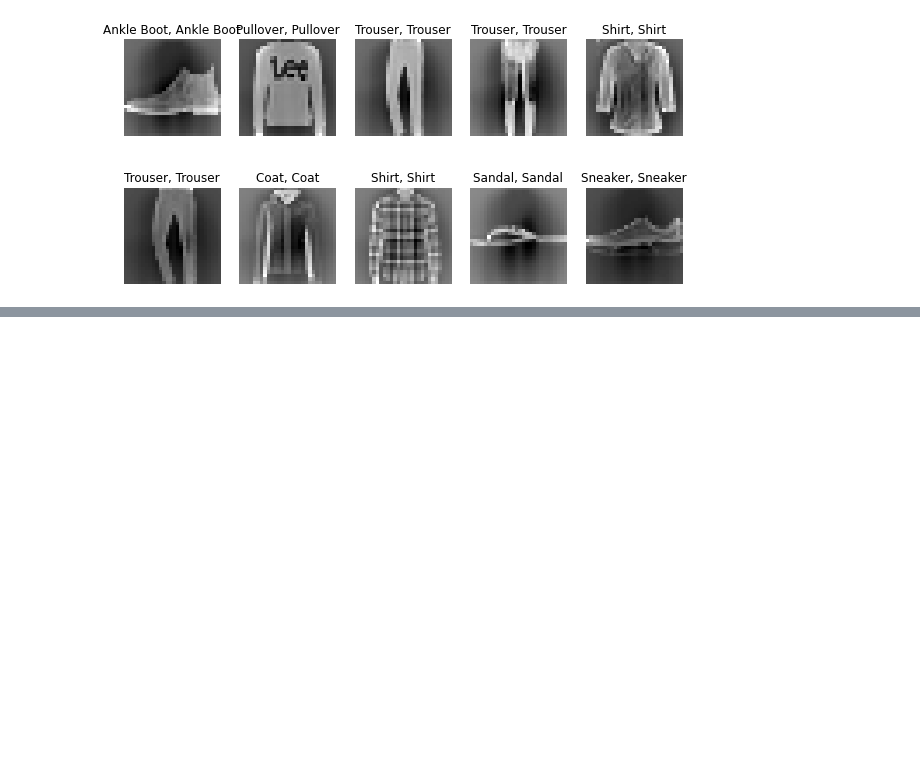
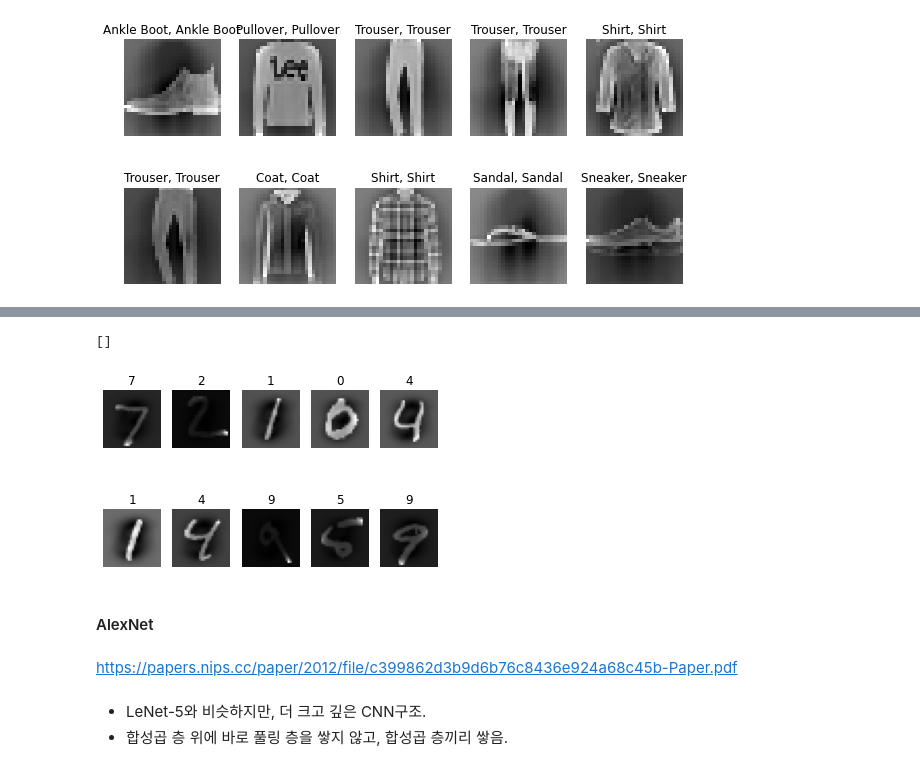
Before and after one commit to lijm1358/ml_practice, a Jupyter notebook: ch14.ipynb, the cells around one changed output, grey strips where cells are left out. Saved outputs shown, nothing was run; the diff lists cells and outputs as text; code cells hidden in the pictures; blank space fills up the shorter version.

```diff
--- a/ch14.ipynb
+++ b/ch14.ipynb
@@ -383,0 +415,10 @@ plt.show()
+# %%
+(X_train, y_train), (X_test, y_test) = keras.datasets.mnist.load_data()
+# %%
+X_mean = X_train.mean(axis=0, keepdims=True)
+X_std = X_train.std(axis=0, keepdims=True) + 1e-7
+X_train = (X_train - X_mean) / X_std
+X_test = (X_test - X_mean) / X_std
+
+X_train = X_train[..., np.newaxis]
+X_test = X_test[..., np.newaxis]
@@ -383,0 +450,17 @@ plt.show()
+# %%
+model = keras.models.Sequential([
+    keras.layers.Conv2D(6, 5, activation="tanh", padding="same", strides=1, input_shape=[28, 28, 1]),
+    keras.layers.MaxPooling2D(2),
+    keras.layers.Conv2D(16, 5, activation="tanh", padding="valid", strides=1),
+    keras.layers.MaxPooling2D(2),
+    keras.layers.Conv2D(120, 5, activation="tanh", padding="valid", strides=1),
+    keras.layers.Flatten(),
+    keras.layers.Dense(84, activation="tanh"),
+    RBFLayer(10, 0.5)
+])
+
+model.compile(loss="sparse_categorical_crossentropy", optimizer="nadam", metrics=["accuracy"])
+history = model.fit(X_train, y_train, epochs=10)
+score = model.evaluate(X_test, y_test)
+X_new = X_test[:10]
+y_pred = model.predict(X_new)
@@ -383,0 +485,17 @@ plt.show()
+# %%
+for index, image in enumerate(X_new):
+    plt.subplot(2, 5, index+1)
+    plt.imshow(image, cmap="gray")
+    plt.title(y_pred[index].argmax(axis=0))
+    plt.axis("off")
+plt.plot()
+# %% [output]
+[]
+[figure, added]
+# %% [markdown]
+#### AlexNet
+# %% [markdown]
+https://papers.nips.cc/paper/2012/file/c399862d3b9d6b76c8436e924a68c45b-Paper.pdf
+# %% [markdown]
+* LeNet-5와 비슷하지만, 더 크고 깊은 CNN구조.
+* 합성곱 층 위에 바로 풀링 층을 쌓지 않고, 합성곱 층끼리 쌓음.
```
Also changed, not shown: parts of 82 cells of this notebook.
